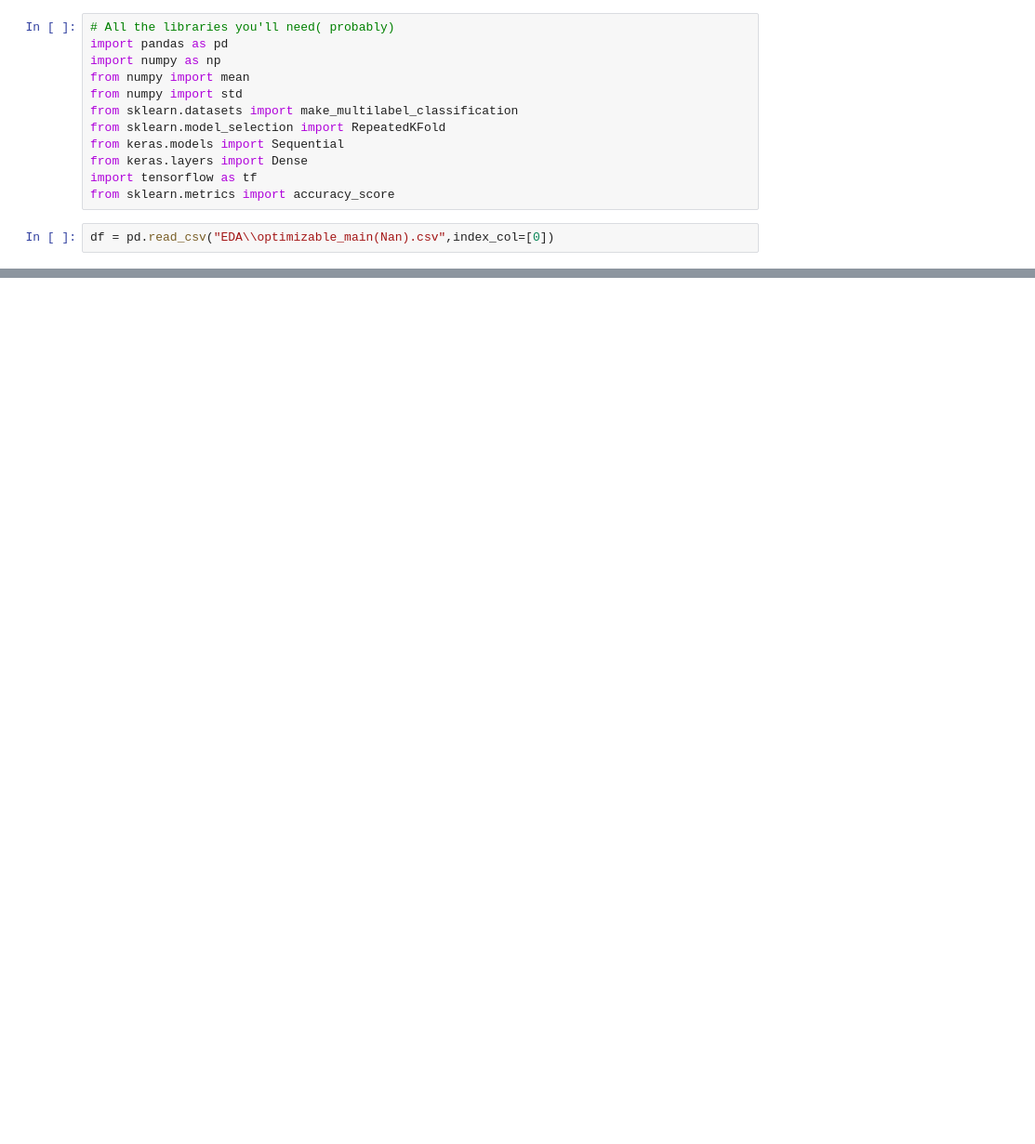
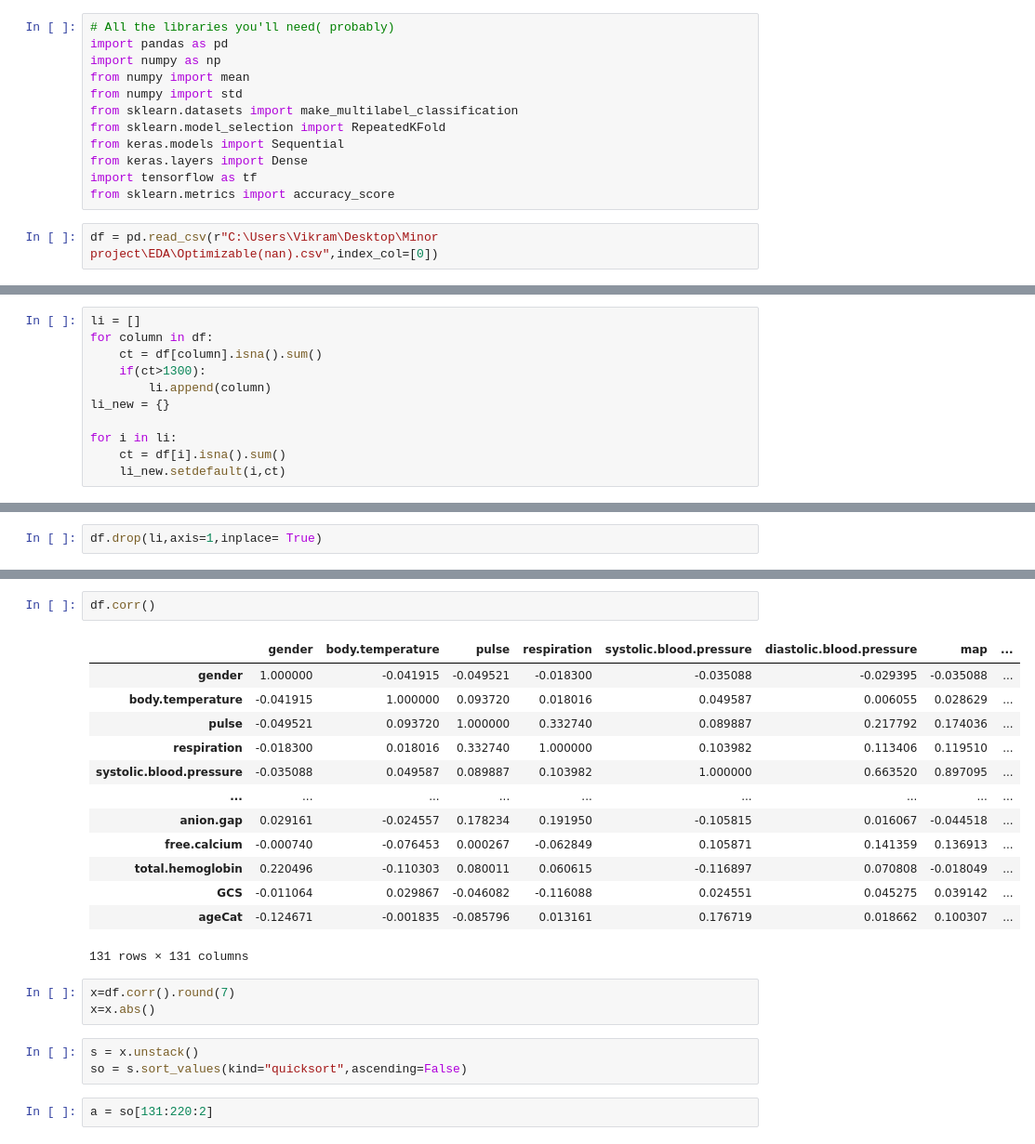
Before and after one commit to Vikram-Shenoy/Computational-Models, a Jupyter notebook: Working/Exploration.ipynb, the cells around one changed output, grey strips where cells are left out. Shown: that part at 93% size. Saved outputs shown, nothing was run; the diff lists cells and outputs as text; blank space fills up the shorter version.

```diff
--- a/Working/Exploration.ipynb
+++ b/Working/Exploration.ipynb
@@ -11,4 +11,4 @@ from keras.layers import Dense
 import tensorflow as tf
 from sklearn.metrics import accuracy_score
 # %%
-df = pd.read_csv("EDA\\optimizable_main(Nan).csv",index_col=[0])
+df = pd.read_csv(r"C:\Users\Vikram\Desktop\Minor project\EDA\Optimizable(nan).csv",index_col=[0])
@@ -16,0 +25,11 @@ FileNotFoundError: [Errno 2] No such file or directory: 'EDA\\optimizable_main(N
+# %%
+li = []
+for column in df:
+    ct = df[column].isna().sum()
+    if(ct>1300):
+        li.append(column)
+li_new = {}
+
+for i in li:
+    ct = df[i].isna().sum()
+    li_new.setdefault(i,ct)
@@ -16,0 +52,2 @@ FileNotFoundError: [Errno 2] No such file or directory: 'EDA\\optimizable_main(N
+# %%
+df.drop(li,axis=1,inplace= True)
@@ -16,0 +64,24 @@ FileNotFoundError: [Errno 2] No such file or directory: 'EDA\\optimizable_main(N
+# %%
+df.corr()
+# %% [output]
+|  | gender | body.temperature | pulse | respiration | systolic.blood.pressure | diastolic.blood.pressure | map | ... |
+| gender | 1.000000 | -0.041915 | -0.049521 | -0.018300 | -0.035088 | -0.029395 | -0.035088 | ... |
+| body.temperature | -0.041915 | 1.000000 | 0.093720 | 0.018016 | 0.049587 | 0.006055 | 0.028629 | ... |
+| pulse | -0.049521 | 0.093720 | 1.000000 | 0.332740 | 0.089887 | 0.217792 | 0.174036 | ... |
+| respiration | -0.018300 | 0.018016 | 0.332740 | 1.000000 | 0.103982 | 0.113406 | 0.119510 | ... |
+| systolic.blood.pressure | -0.035088 | 0.049587 | 0.089887 | 0.103982 | 1.000000 | 0.663520 | 0.897095 | ... |
+| ... | ... | ... | ... | ... | ... | ... | ... | ... |
+| anion.gap | 0.029161 | -0.024557 | 0.178234 | 0.191950 | -0.105815 | 0.016067 | -0.044518 | ... |
+| free.calcium | -0.000740 | -0.076453 | 0.000267 | -0.062849 | 0.105871 | 0.141359 | 0.136913 | ... |
+| total.hemoglobin | 0.220496 | -0.110303 | 0.080011 | 0.060615 | -0.116897 | 0.070808 | -0.018049 | ... |
+| GCS | -0.011064 | 0.029867 | -0.046082 | -0.116088 | 0.024551 | 0.045275 | 0.039142 | ... |
+| ageCat | -0.124671 | -0.001835 | -0.085796 | 0.013161 | 0.176719 | 0.018662 | 0.100307 | ... |
+131 rows × 131 columns
+# %%
+x=df.corr().round(7)
+x=x.abs()
+# %%
+s = x.unstack()
+so = s.sort_values(kind="quicksort",ascending=False)
+# %%
+a = so[131:220:2]
```
Also changed, not shown: parts of 8 cells of this notebook, 3 other files.
